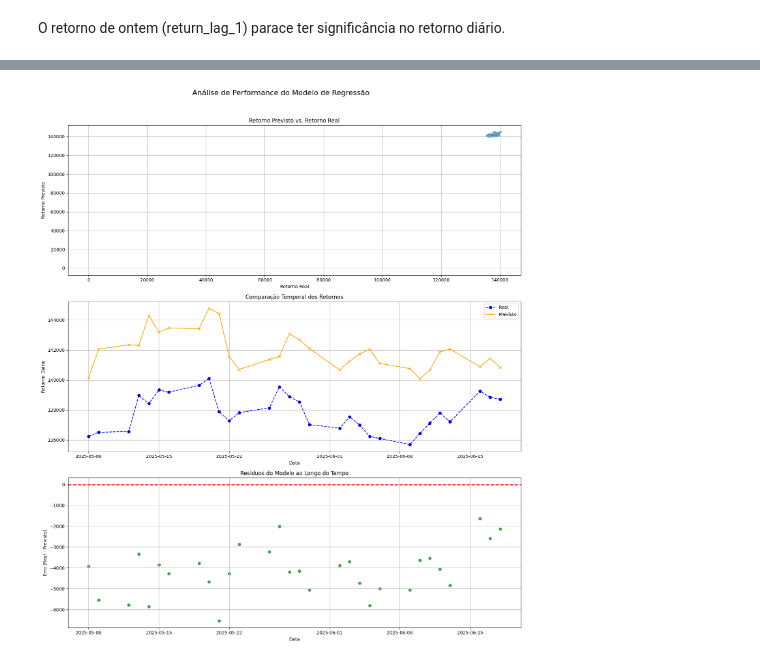
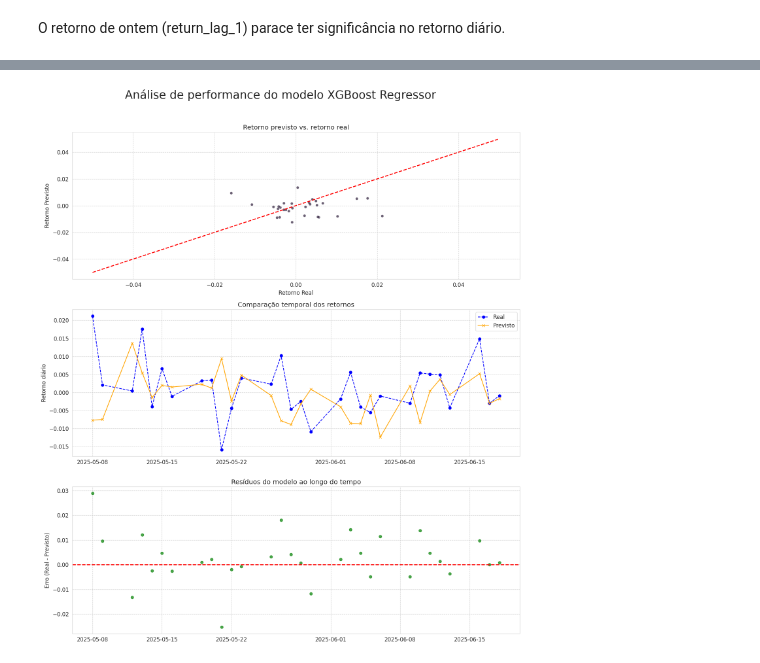
Before and after one commit to JacksonvBarbosa/Analise_Indice_Ibovespa, a Jupyter notebook: notebooks/04-regression-modeling-and-evalutation-notebook.ipynb, the cells around one changed output, grey strips where cells are left out. Saved outputs shown, nothing was run; the diff lists cells and outputs as text; code cells hidden in the pictures.

```diff
--- a/notebooks/04-regression-modeling-and-evalutation-notebook.ipynb
+++ b/notebooks/04-regression-modeling-and-evalutation-notebook.ipynb
@@ -121,0 +143,4 @@ Tamanho do teste: 30 amostras
+# %%
+# definindo variáveis preditoras e variável alvo
+X = df[['rsi_14', 'atr_14', 'momentum_5', 'return_lag_1', 'return_lag_2', 'return_lag_3', 'return_lag_4', 'return_lag_5']]
+y = df['daily_return']
@@ -175,0 +211,13 @@ df_resultados
+# %%
+best_model_name = performance.idxmax().loc['Acurácia Direcional (%)']
+best_model = models[best_model_name]
+
+# 2. Criar um DataFrame com os resultados para facilitar a plotagem
+df_results = pd.DataFrame({
+    'Retorno Real': y_test,
+    'Retorno Previsto': best_model.predict(X_test)
+})
+
+# 3. Calcular os erros (resíduos)
+df_results['Residuos'] = df_results['Retorno Real'] - df_results['Retorno Previsto']
+df_results.head()
@@ -176,46 +232,30 @@ df_resultados
 # %%
-best_model_name = df_resultados.idxmax().loc['R2 Score']
-best_model = models[best_model_name]
+fig, axes = plt.subplots(3, 1, figsize=(15, 18))
+fig.suptitle(f'Análise de performance do modelo {best_model_name}')
 
-# 2. Criar um DataFrame com os resultados para facilitar a plotagem
-df_resultados = pd.DataFrame({
-    'Retorno Real': y_test,
-    'Retorno Previsto': best_model.predict(X_test)
-})
-
-# 3. Calcular os erros (resíduos)
-df_resultados['Residuos'] = df_resultados['Retorno Real'] - df_resultados['Retorno Previsto']
-
-# --- Criação dos Gráficos ---
-fig, axes = plt.subplots(3, 1, figsize=(15, 18))
-fig.suptitle('Análise de Performance do Modelo de Regressão', fontsize=16)
-
-# Gráfico 1: Scatter Plot (Previsto vs. Real)
-sns.scatterplot(ax=axes[0], x='Retorno Real', y='Retorno Previsto', data=df_resultados, alpha=0.7)
-axes[0].plot([-0.05, 0.05], [-0.05, 0.05], color='red', linestyle='--', lw=2) # Linha de 45 graus (previsão perfeita)
-axes[0].set_title('Retorno Previsto vs. Retorno Real')
+# scatter Plot de previsto vs. real
+sns.scatterplot(ax=axes[0], x='Retorno Real', y='Retorno Previsto', data=df_results, alpha=0.7)
+axes[0].plot([-0.05, 0.05], [-0.05, 0.05], color='red', linestyle='--', lw=2)
+axes[0].set_title('Retorno previsto vs. retorno real')
 axes[0].set_xlabel('Retorno Real')
 axes[0].set_ylabel('Retorno Previsto')
-axes[0].grid(True)
 
-# Gráfico 2: Série Temporal (Linhas do Previsto e Real ao Longo do Tempo)
-axes[1].plot(df_resultados.index, df_resultados['Retorno Real'], label='Real', color='blue', marker='o', linestyle='--')
-axes[1].plot(df_resultados.index, df_resultados['Retorno Previsto'], label='Previsto', color='orange', marker='x', linestyle='-')
-axes[1].set_title('Comparação Temporal dos Retornos')
-axes[1].set_xlabel('Data')
-axes[1].set_ylabel('Retorno Diário')
+# série temporal (linhas do previsto e real ao longo do tempo)
+axes[1].plot(df_results.index, df_results['Retorno Real'], label='Real', color='blue', marker='o', linestyle='--')
+axes[1].plot(df_results.index, df_results['Retorno Previsto'], label='Previsto', color='orange', marker='x', linestyle='-')
+axes[1].set_title('Comparação temporal dos retornos')
+axes[1].set_xlabel('')
+axes[1].set_ylabel('Retorno diário')
 axes[1].legend()
-axes[1].grid(True)
 
-# Gráfico 3: Análise de Resíduos (Erros)
-axes[2].scatter(df_resultados.index, df_resultados['Residuos'], alpha=0.7, color='green')
-axes[2].axhline(y=0, color='red', linestyle='--', lw=2) # Linha de erro zero
-axes[2].set_title('Resíduos do Modelo ao Longo do Tempo')
-axes[2].set_xlabel('Data')
+# análise de resíduos
+axes[2].scatter(df_results.index, df_results['Residuos'], alpha=0.7, color='green')
+axes[2].axhline(y=0, color='red', linestyle='--', lw=2)
+axes[2].set_title('Resíduos do modelo ao longo do tempo')
+axes[2].set_xlabel('')
 axes[2].set_ylabel('Erro (Real - Previsto)')
-axes[2].grid(True)
 
 plt.tight_layout(rect=[0, 0.03, 1, 0.96])
 plt.show()
 # %% [output]
-[figure, old version]
+[figure, new version]
```
Also changed, not shown: parts of 36 cells of this notebook, 2 other files.
